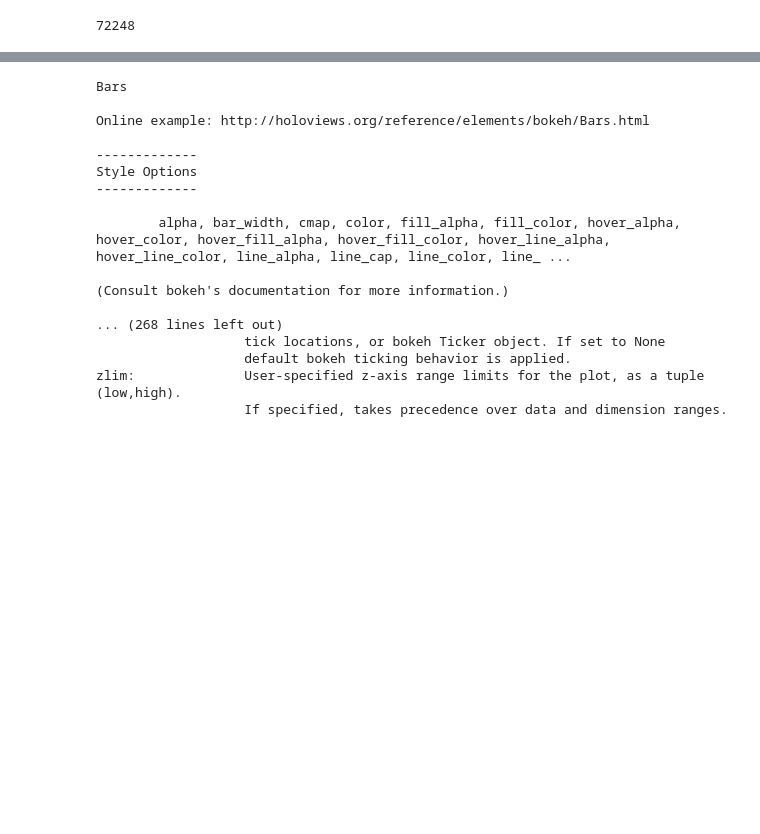
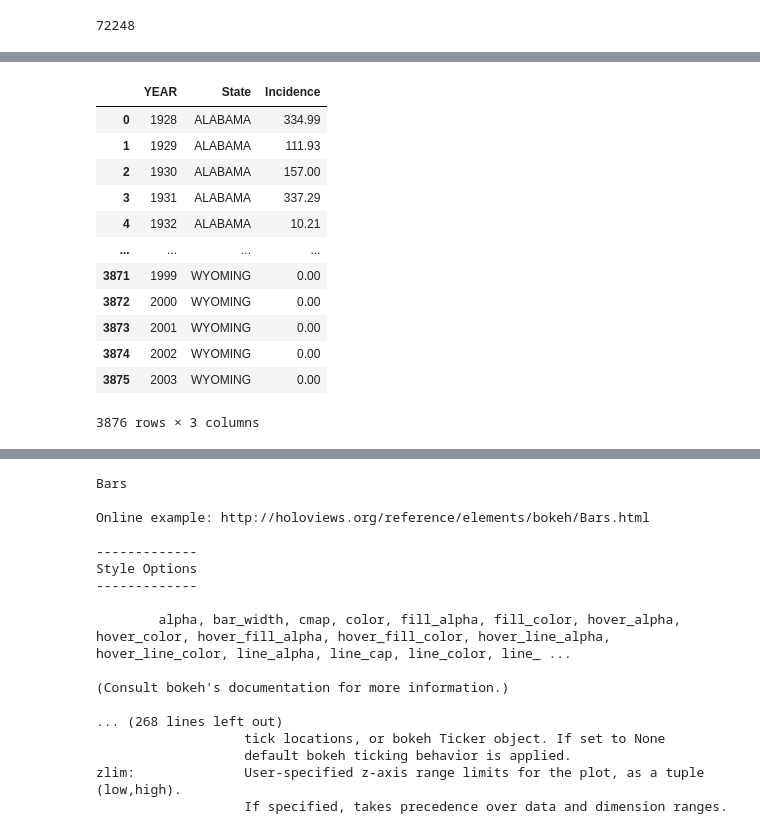
Before and after one commit to AMSUFV/covid_visualization, a Jupyter notebook: notebooks/scratch.ipynb, the cells around one changed output, grey strips where cells are left out. Saved outputs shown, nothing was run; the diff lists cells and outputs as text; code cells hidden in the pictures; blank space fills up the shorter version.

```diff
--- a/notebooks/scratch.ipynb
+++ b/notebooks/scratch.ipynb
@@ -237,0 +258,19 @@ generate_html(url)
+# %%
+yearly_data = data.drop('WEEK', axis=1).groupby('YEAR').sum().reset_index()
+measles = pd.melt(yearly_data, id_vars=['YEAR'], var_name='State', value_name='Incidence')
+# %%
+measles
+# %% [output]
+|  | YEAR | State | Incidence |
+| 0 | 1928 | ALABAMA | 334.99 |
+| 1 | 1929 | ALABAMA | 111.93 |
+| 2 | 1930 | ALABAMA | 157.00 |
+| 3 | 1931 | ALABAMA | 337.29 |
+| 4 | 1932 | ALABAMA | 10.21 |
+| ... | ... | ... | ... |
+| 3871 | 1999 | WYOMING | 0.00 |
+| 3872 | 2000 | WYOMING | 0.00 |
+| 3873 | 2001 | WYOMING | 0.00 |
+| 3874 | 2002 | WYOMING | 0.00 |
+| 3875 | 2003 | WYOMING | 0.00 |
+3876 rows × 3 columns
```
Also changed, not shown: parts of 16 cells of this notebook.
